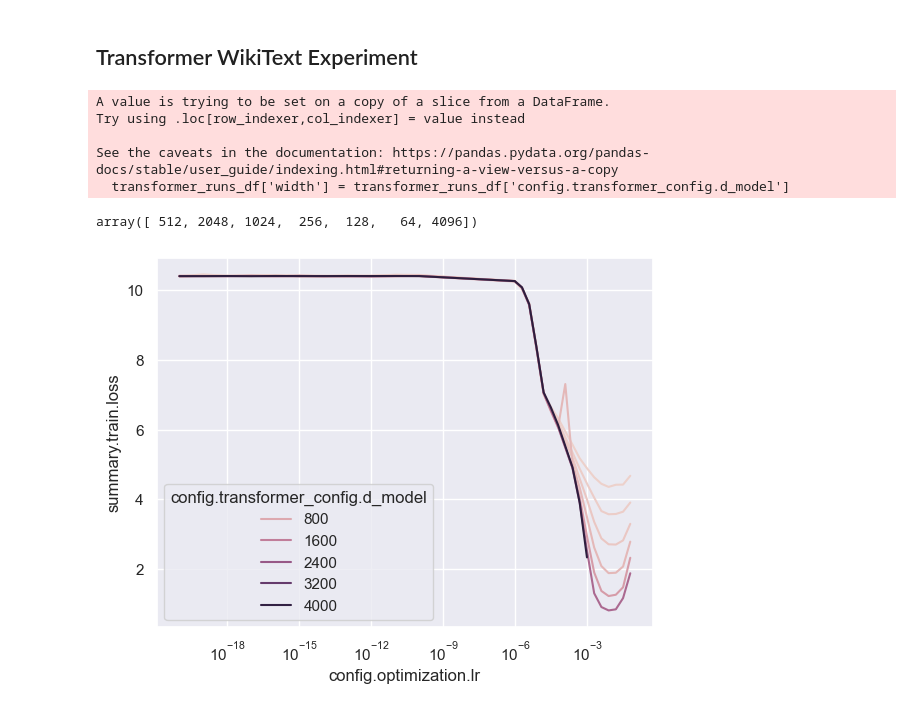
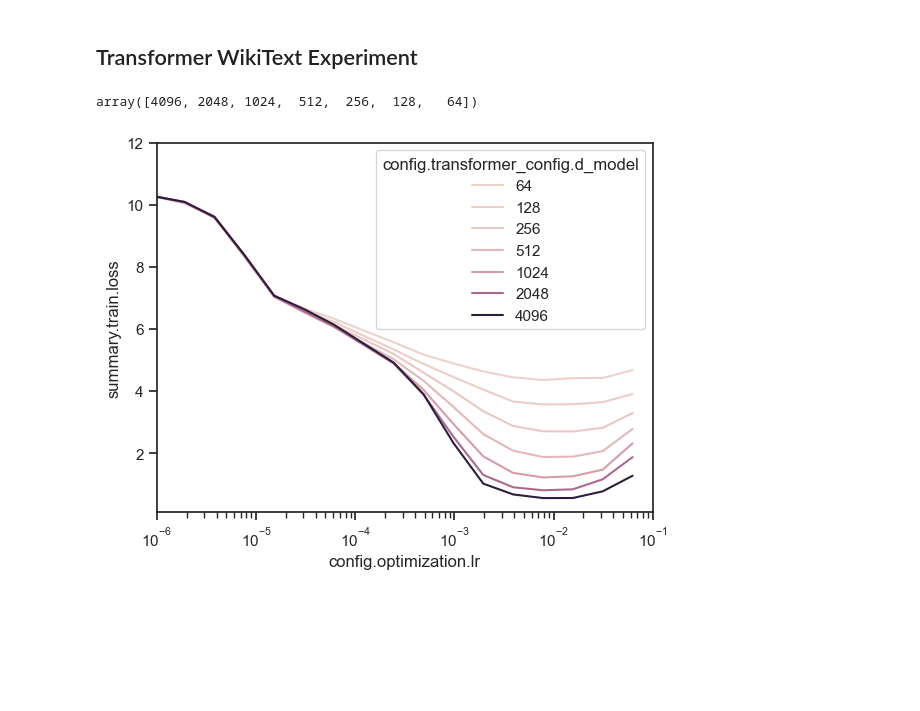
Before and after one commit to BrunoKM/tensor-reprogram, a Jupyter notebook: plots/hyperparam_vs_scale_alignment.ipynb, the cells around one changed output. Drawn from its saved outputs; the diff is of its cells as text; code cells hidden in the pictures; blank space fills up the shorter version.

```diff
--- a/plots/hyperparam_vs_scale_alignment.ipynb
+++ b/plots/hyperparam_vs_scale_alignment.ipynb
@@ -6,8 +6,9 @@ from typing import Any
 import numpy as np
 import matplotlib.pyplot as plt
 import seaborn as sns
-# %%
-sns.set()
+# %%
+sns.set_style('ticks')
+sns.set_context("notebook", font_scale=1.5, rc={"lines.linewidth": 2.5})
 # %%
 api = wandb.Api()
 
@@ -126,21 +130,18 @@ ax.set_xscale('log')
 transformer_runs_df = runs_df[
     (runs_df['config.architecture_type'] == 'ArchitectureType.TRANSFORMER')
     & (runs_df['config.dataset_type'] == 'DatasetType.WIKITEXT')
+    & (runs_df['config.use_mu_param'] == True)
 ]
 # Add a "width" column to the dataframe.
-transformer_runs_df['width'] = transformer_runs_df['config.transformer_config.d_model']
+# transformer_runs_df.loc[:, 'width'] = transformer_runs_df['config.transformer_config.d_model'].copy()
-# %% [output]
-A value is trying to be set on a copy of a slice from a DataFrame.
-Try using .loc[row_indexer,col_indexer] = value instead
-
-See the caveats in the documentation: https://pandas.pydata.org/pandas-docs/stable/user_guide/indexing.html#returning-a-view-versus-a-copy
-  transformer_runs_df['width'] = transformer_runs_df['config.transformer_config.d_model']
 # %%
 # Remove NaN results
 runs_filtered = transformer_runs_df[transformer_runs_df['summary.train.loss'] != 'NaN']
-ax = sns.lineplot(data=runs_filtered, x='config.optimization.lr', y='summary.train.loss', hue='config.transformer_config.d_model')
+ax = sns.lineplot(data=runs_filtered, x='config.optimization.lr', y='summary.train.loss', hue='config.transformer_config.d_model', legend="full")
 ax.set_xscale('log')
-runs_filtered['width'].unique()
+# ax.set_yscale('log')
+ax.set_ylim(1e-1, 12)
+ax.set_xlim(1e-6, 1e-1)
 # %% [output]
-array([ 512, 2048, 1024,  256,  128,   64, 4096])
+array([4096, 2048, 1024,  512,  256,  128,   64])
-[figure, old version]
+[figure, new version]
```
Also changed, not shown: parts of 6 cells of this notebook.
